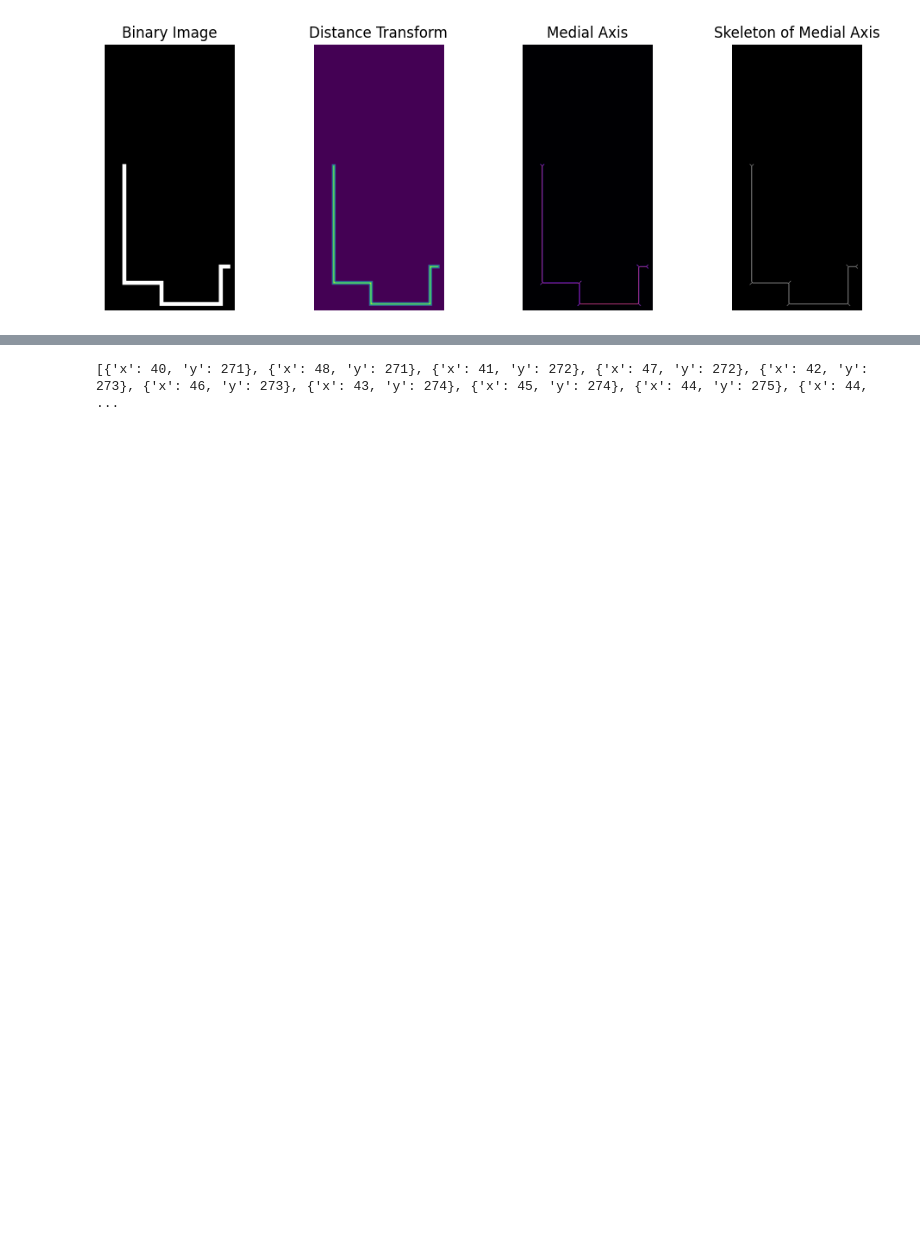
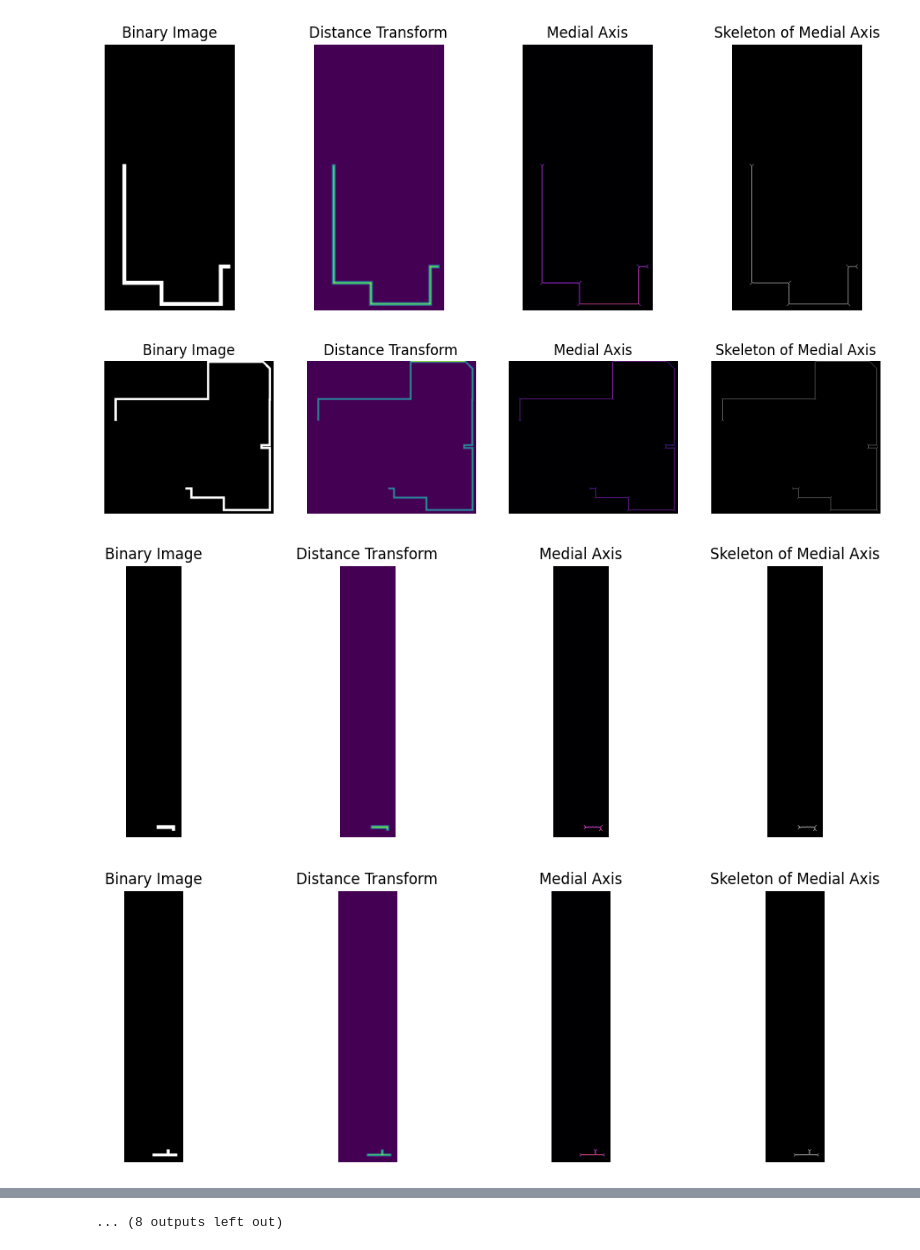
Before and after one commit to telafifi/MedialAxisPlayground, a Jupyter notebook: medial_axis_transform.ipynb, the cells around one changed output, grey strips where cells are left out. Saved outputs shown, nothing was run; the diff lists cells and outputs as text; code cells hidden in the pictures; blank space fills up the shorter version.

```diff
--- a/medial_axis_transform.ipynb
+++ b/medial_axis_transform.ipynb
@@ -38 +19,7 @@ wall_geometry = {
+# %%
+# Opening JSON file
+floorPlan = pd.read_json("https://raw.githubusercontent.com/telafifi/MedialAxisPlayground/main/example_floorplan.json")
+walls = floorPlan["floors"][0]["walls"]
+# %%
+wall_geometry = walls[4]
 # %%
@@ -75,22 +120,42 @@ skeleton = skeletonize(medial_axis_image)
 # %%
-# Plotting the result
-fig, ax = plt.subplots(1, 4, figsize=(12, 4))
-ax[0].imshow(image, cmap='gray')
-ax[0].set_title('Binary Image')
-ax[0].axis('off')
+paths = []
 
-ax[1].imshow(distances, cmap='viridis')
-ax[1].set_title('Distance Transform')
-ax[1].axis('off')
+for wall_geometry in walls:
+  image = draw_image(wall_geometry)
 
-ax[2].imshow(medial_axis_image, cmap='magma')
-ax[2].set_title('Medial Axis')
-ax[2].axis('off')
+  # Compute the medial axis
+  medial_axis_image, distances = medial_axis(image, return_distance=True)
 
-ax[3].imshow(skeleton, cmap=plt.cm.gray)
-ax[3].set_title('Skeleton of Medial Axis')
-ax[3].axis('off')
+  # Skeletonize the medial axis to ensure it is 1 pixel wide
+  skeleton = skeletonize(medial_axis_image)
 
-plt.show()
+  points = np.column_stack(np.where(skeleton))
+  ordered_points = nearest_neighbor_kd_tree(points)
+
+  strokes = format_segments_as_json(ordered_points, 2)
+  paths.append(strokes)
+
+  # Plotting the result
+  fig, ax = plt.subplots(1, 4, figsize=(12, 4))
+  ax[0].imshow(image, cmap='gray')
+  ax[0].set_title('Binary Image')
+  ax[0].axis('off')
+
+  ax[1].imshow(distances, cmap='viridis')
+  ax[1].set_title('Distance Transform')
+  ax[1].axis('off')
+
+  ax[2].imshow(medial_axis_image, cmap='magma')
+  ax[2].set_title('Medial Axis')
+  ax[2].axis('off')
+
+  ax[3].imshow(skeleton, cmap=plt.cm.gray)
+  ax[3].set_title('Skeleton of Medial Axis')
+  ax[3].axis('off')
+
+  plt.show()
 # %% [output]
 [figure]
+[figure, added]
+[figure, added]
+[figure, added]
@@ -97,17 +170 @@ plt.show()
+... (8 outputs left out)
-# %%
-def find_skeleton_points(skeleton):
-    # Find all non-zero points in the skeleton
-    points = np.column_stack(np.where(skeleton))
-
-    # Placeholder function to create segments from a path (simplified for demonstration)
-    # In practice, you would need a more complex algorithm to handle multiple branching paths
-    segments = []
-    newPoints = []
-    for i in range(0, len(points)):
-        point = tuple(points[i])
-        newPoints.append({ 'x': point[1], 'y': point[0] })
-    return newPoints
-
-print(find_skeleton_points(skeleton))
-# %% [output]
-[{'x': 40, 'y': 271}, {'x': 48, 'y': 271}, {'x': 41, 'y': 272}, {'x': 47, 'y': 272}, {'x': 42, 'y': 273}, {'x': 46, 'y': 273}, {'x': 43, 'y': 274}, {'x': 45, 'y': 274}, {'x': 44, 'y': 275}, {'x': 44,  ...
```
Also changed, not shown: parts of 12 cells of this notebook.
